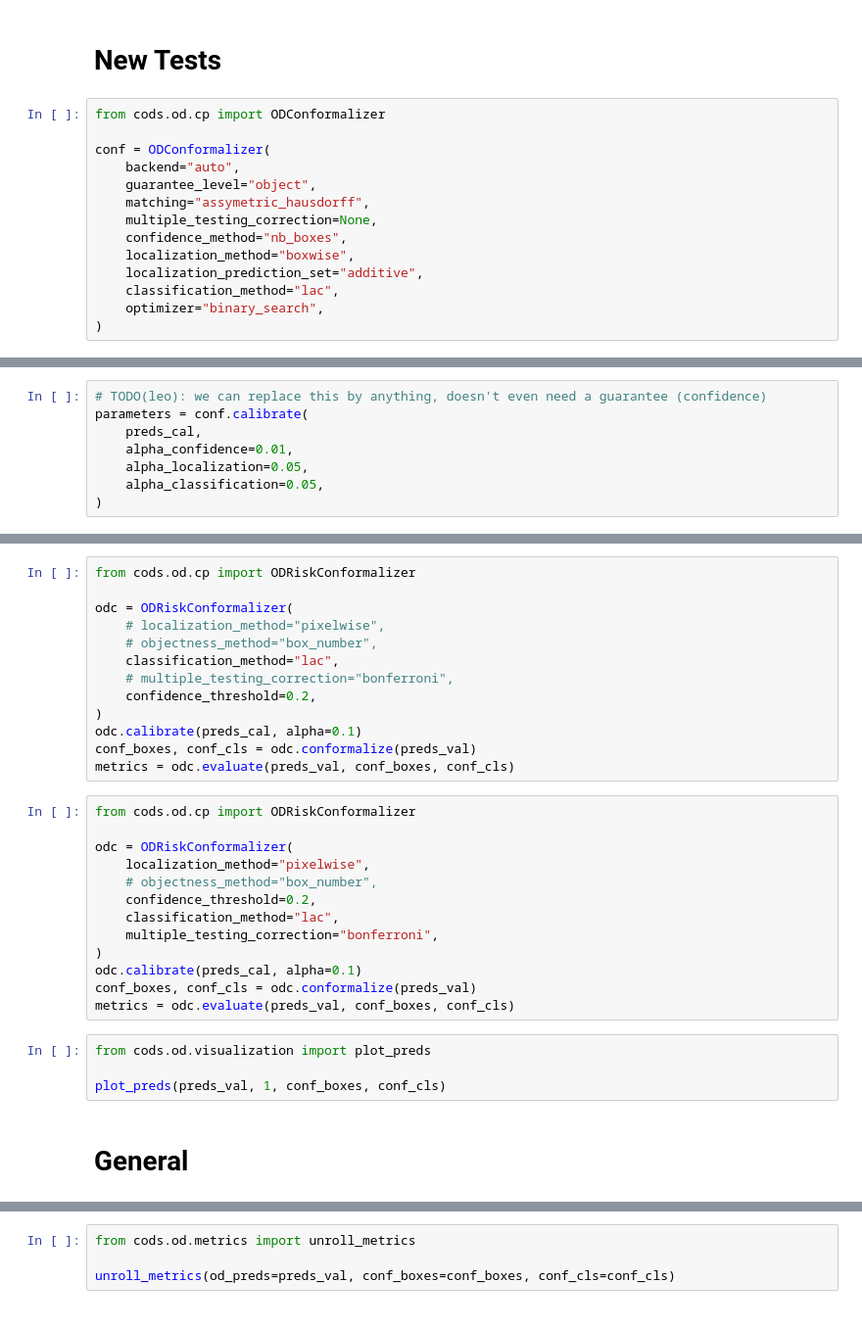
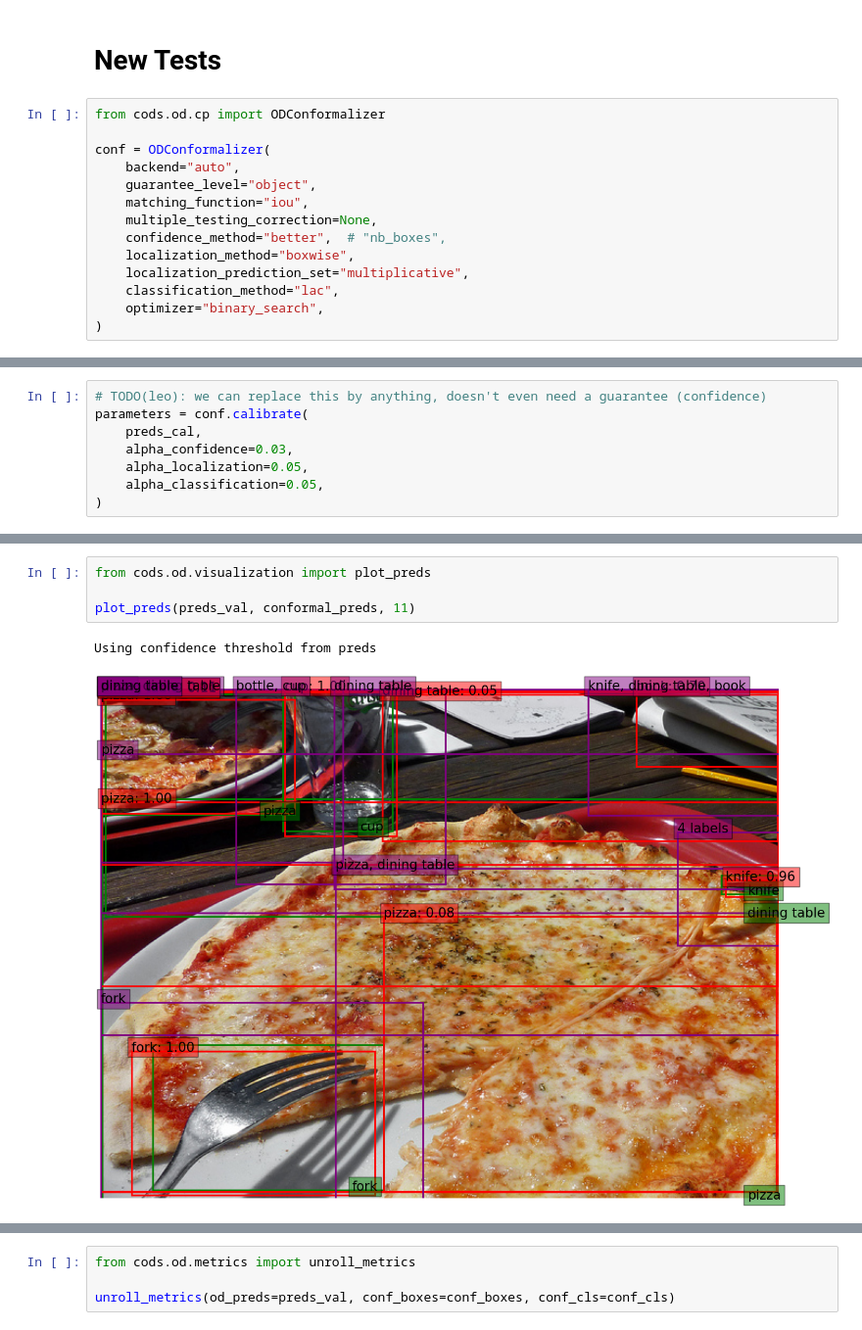
Before and after one commit to leoandeol/cods, a Jupyter notebook: notebooks/(OD-new) 1 - Introduction to Conformal Object Detection copy.ipynb, the cells around one changed output, grey strips where cells are left out. Shown at 98% size. Drawn from its saved outputs; the diff is of its cells as text.

```diff
--- a/notebooks/(OD-new) 1 - Introduction to Conformal Object Detection copy.ipynb
+++ b/notebooks/(OD-new) 1 - Introduction to Conformal Object Detection copy.ipynb
@@ -107,11 +107,11 @@ from cods.od.cp import ODConformalizer
 conf = ODConformalizer(
     backend="auto",
     guarantee_level="object",
-    matching="assymetric_hausdorff",
+    matching_function="iou",
     multiple_testing_correction=None,
-    confidence_method="nb_boxes",
+    confidence_method="better",  # "nb_boxes",
     localization_method="boxwise",
-    localization_prediction_set="additive",
+    localization_prediction_set="multiplicative",
     classification_method="lac",
     optimizer="binary_search",
 )
@@ -123,7 +123,7 @@ conf = ODConformalizer(
 # TODO(leo): we can replace this by anything, doesn't even need a guarantee (confidence)
 parameters = conf.calibrate(
     preds_cal,
-    alpha_confidence=0.01,
+    alpha_confidence=0.03,
     alpha_localization=0.05,
     alpha_classification=0.05,
 )
@@ -215,32 +176,7 @@ metrics = odc.evaluate(preds_val, conf_boxes, conf_cls)
-# %%
-from cods.od.cp import ODRiskConformalizer
-
-odc = ODRiskConformalizer(
-    # localization_method="pixelwise",
-    # objectness_method="box_number",
-    classification_method="lac",
-    # multiple_testing_correction="bonferroni",
-    confidence_threshold=0.2,
-)
-odc.calibrate(preds_cal, alpha=0.1)
-conf_boxes, conf_cls = odc.conformalize(preds_val)
-metrics = odc.evaluate(preds_val, conf_boxes, conf_cls)
-# %%
-from cods.od.cp import ODRiskConformalizer
-
-odc = ODRiskConformalizer(
-    localization_method="pixelwise",
-    # objectness_method="box_number",
-    confidence_threshold=0.2,
-    classification_method="lac",
-    multiple_testing_correction="bonferroni",
-)
-odc.calibrate(preds_cal, alpha=0.1)
-conf_boxes, conf_cls = odc.conformalize(preds_val)
-metrics = odc.evaluate(preds_val, conf_boxes, conf_cls)
 # %%
 from cods.od.visualization import plot_preds
 
-plot_preds(preds_val, 1, conf_boxes, conf_cls)
+plot_preds(preds_val, conformal_preds, 11)
+# %% [output]
+Using confidence threshold from preds
+[figure, added]
-# %% [markdown]
-# General
```
Also changed, not shown: parts of 12 cells of this notebook, 9 other files.
